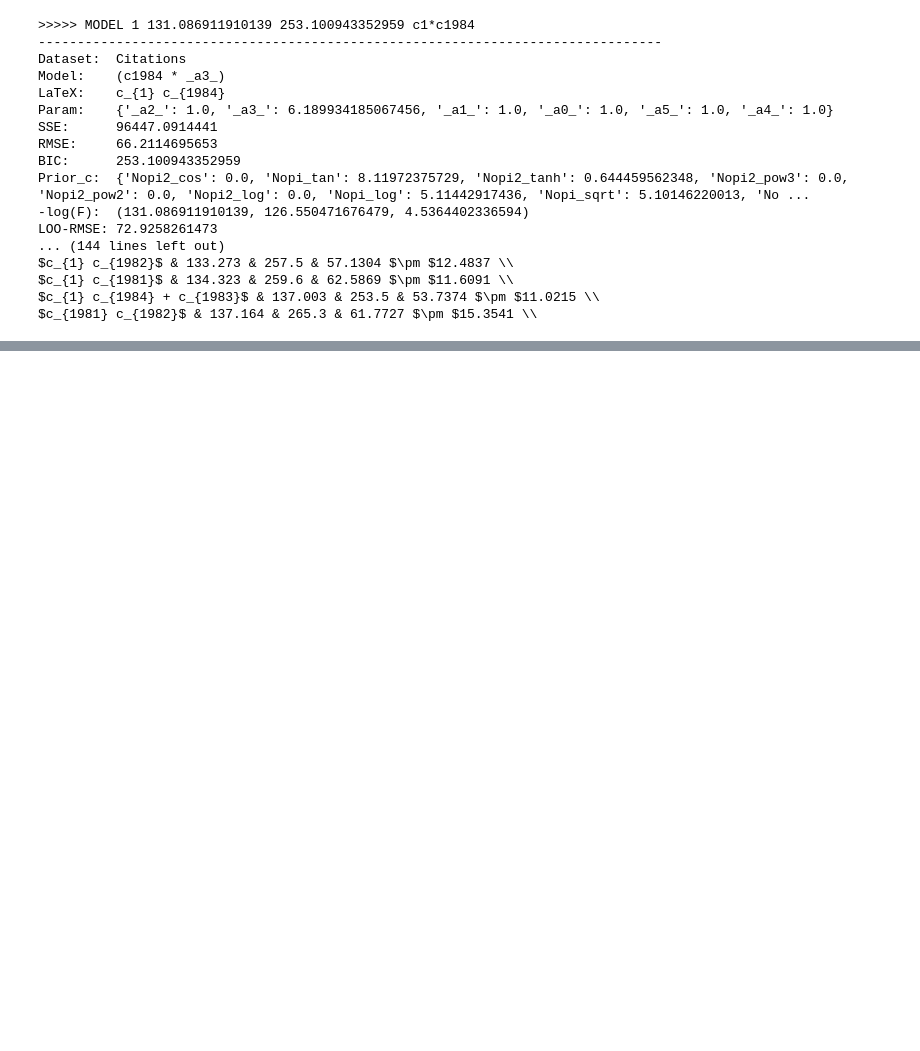
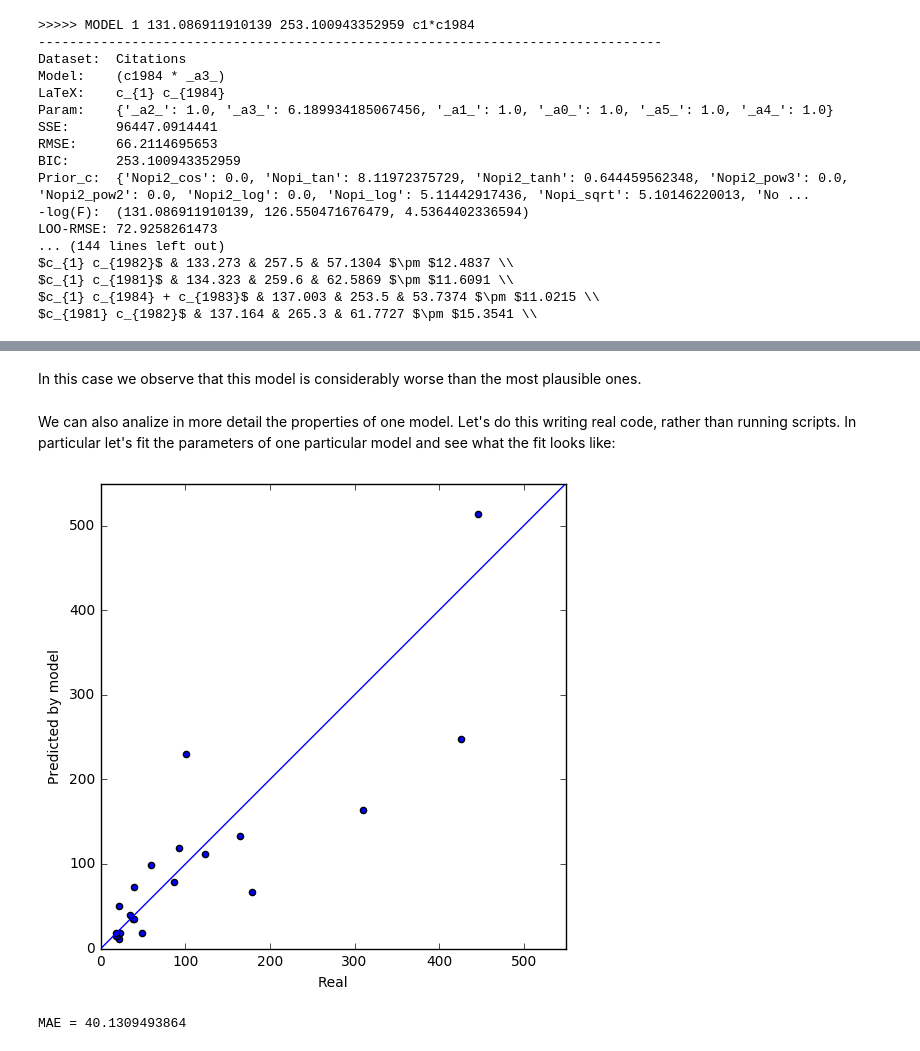
Before and after one commit to AutoResearch/autora, a Jupyter notebook: Validation/Tutorial.ipynb, the cells around one changed output, grey strips where cells are left out. Saved outputs shown, nothing was run; the diff lists cells and outputs as text; code cells hidden in the pictures; blank space fills up the shorter version.

```diff
--- a/Validation/Tutorial.ipynb
+++ b/Validation/Tutorial.ipynb
@@ -116,0 +143,32 @@ $c_{1981} c_{1982}$ & 137.164 & 265.3 & 61.7727 $\pm $15.3541 \\
+# %% [markdown]
+In this case we observe that this model is considerably worse than the most plausible ones.
+# %% [markdown]
+We can also analize in more detail the properties of one model. Let's do this writing real code, rather than running scripts. In particular let's fit the parameters of one particular model and see what the fit looks like:
+# %%
+import sys
+sys.path.append('..')
+from numpy import mean
+from mcmc import Tree
+from iodata import read_data
+
+# Read the data
+data, x, y = read_data('Citations')
+
+# Create a formula with the model c1984**a0
+f = Tree(x=x, y=y, from_string='(c1984 ** _a0_)')
+
+# Fit the value of the parameter and plot the fit
+f.get_sse(fit=True)
+ypred = f.predict(x)
+plt.figure(figsize=(6, 6))
+plt.scatter(y, ypred)
+plt.plot([0, 550], [0, 550])
+plt.xlabel('Real')
+plt.ylabel('Predicted by model')
+plt.xlim(0, 550)
+plt.ylim(0, 550)
+plt.show()
+print 'MAE =', mean(abs(y - ypred))
+# %% [output]
+[figure, added]
+MAE = 40.1309493864
```
Also changed, not shown: parts of 12 cells of this notebook.
